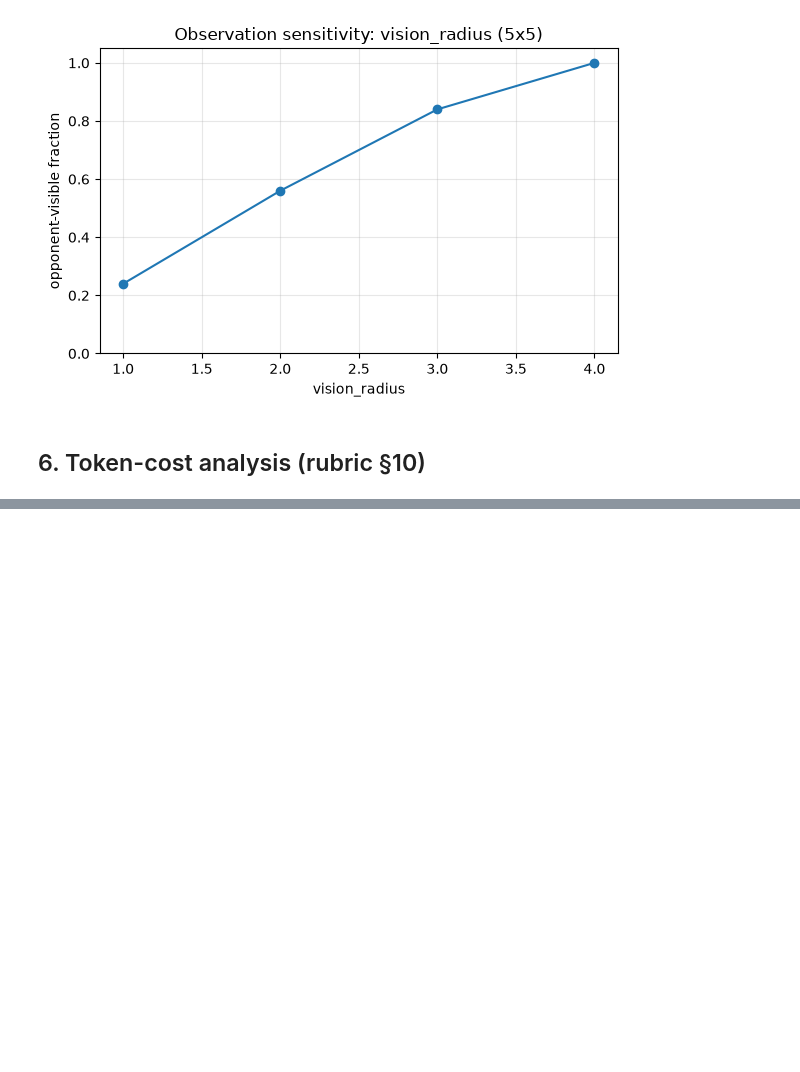
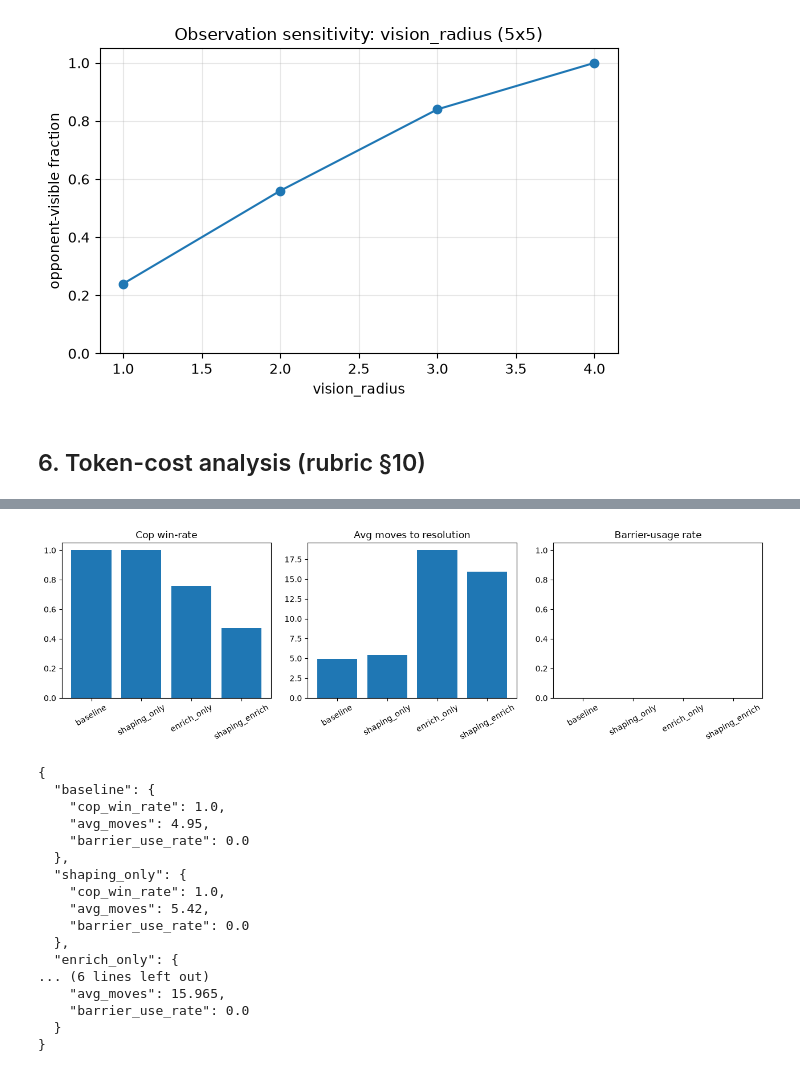
Before and after one commit to ilyalaz01/robocopMCP, a Jupyter notebook: notebooks/analysis.ipynb, the cells around one changed output, grey strips where cells are left out. Saved outputs shown, nothing was run; the diff lists cells and outputs as text; code cells hidden in the pictures; blank space fills up the shorter version.

```diff
--- a/notebooks/analysis.ipynb
+++ b/notebooks/analysis.ipynb
@@ -94,0 +106,35 @@ plt.tight_layout(); plt.savefig(ASSETS / "token_cost.png", dpi=120); plt.show()
+# %%
+import json
+from robocop_mcp.learning.ab_barriers import ab_compare
+abp = ROOT / "results" / "qtables_advanced" / "ab_barriers.json"
+ab = json.loads(abp.read_text()) if abp.exists() else ab_compare(rules, qcfg, n_eval=150)
+variants = list(ab)
+metrics = [("cop_win_rate", "Cop win-rate", (0, 1.05)),
+           ("avg_moves", "Avg moves to resolution", None),
+           ("barrier_use_rate", "Barrier-usage rate", (0, 1.05))]
+fig, axes = plt.subplots(1, 3, figsize=(13, 4))
+for ax, (key, title, ylim) in zip(axes, metrics):
+    ax.bar(variants, [ab[v][key] for v in variants], color="#1f77b4")
+    ax.set_title(title); ax.tick_params(axis="x", rotation=30)
+    if ylim: ax.set_ylim(*ylim)
+plt.tight_layout(); plt.savefig(ASSETS / "barrier_ab.png", dpi=120); plt.show()
+print(json.dumps(ab, indent=2))
+# %% [output]
+[figure, added]
+{
+  "baseline": {
+    "cop_win_rate": 1.0,
+    "avg_moves": 4.95,
+    "barrier_use_rate": 0.0
+  },
+  "shaping_only": {
+    "cop_win_rate": 1.0,
+    "avg_moves": 5.42,
+    "barrier_use_rate": 0.0
+  },
+  "enrich_only": {
+... (6 lines left out)
+    "avg_moves": 15.965,
+    "barrier_use_rate": 0.0
+  }
+}
```
Also changed, not shown: parts of 2 cells of this notebook, 32 other files.
